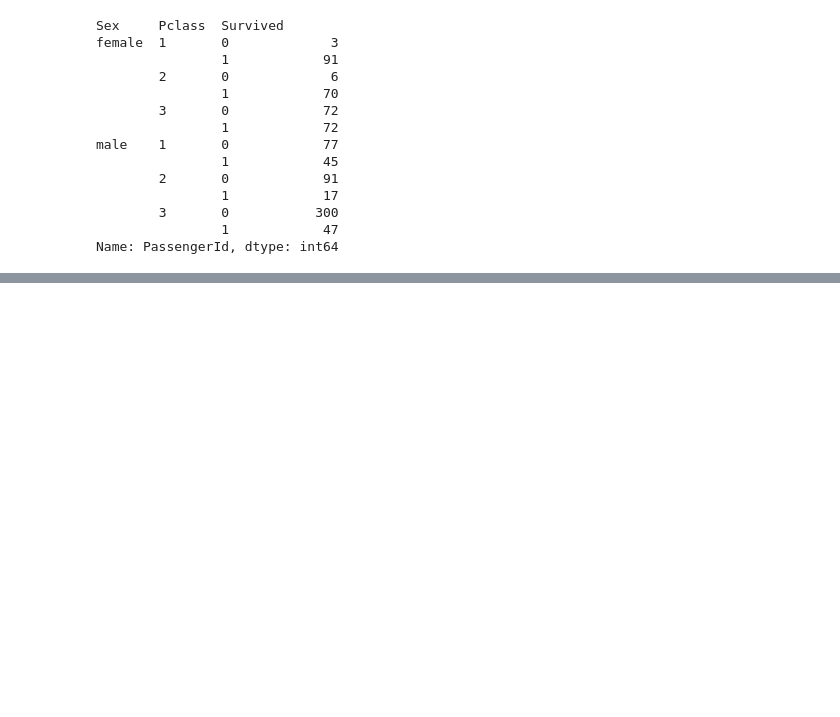
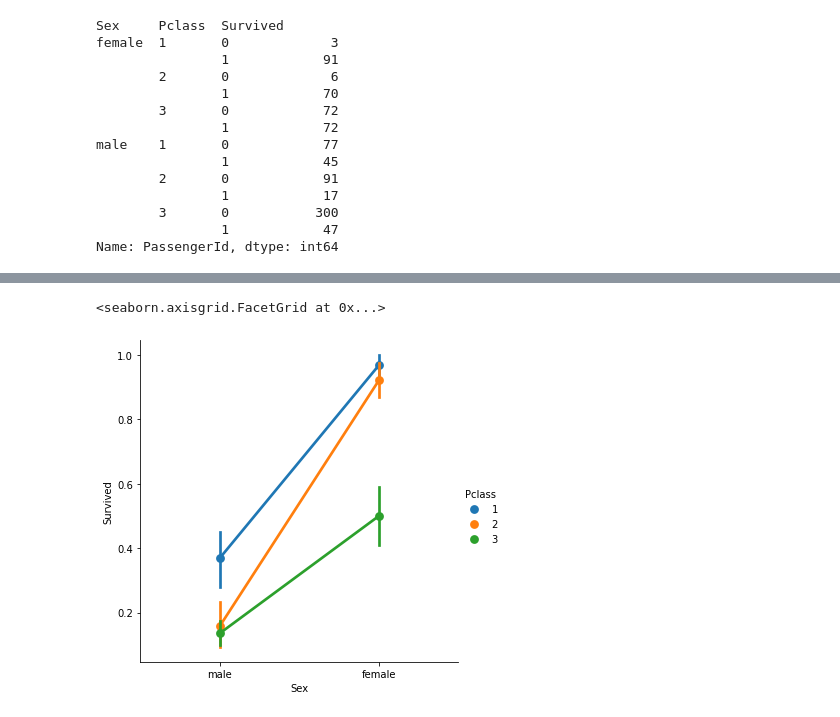
Before and after one commit to thisisharrison/titanic, a Jupyter notebook: Titanic_Practice.ipynb, the cells around one changed output, grey strips where cells are left out. Saved outputs shown, nothing was run; the diff lists cells and outputs as text; code cells hidden in the pictures; blank space fills up the shorter version.

```diff
--- a/Titanic_Practice.ipynb
+++ b/Titanic_Practice.ipynb
@@ -278,0 +377,6 @@ Name: PassengerId, dtype: int64
+# %%
+sns.factorplot(data = titanic, x = "Sex", y = "Survived", hue = "Pclass")
+# Observation: a 3rd class Female has a higher change of survival than a 1st class male
+# %% [output]
+<seaborn.axisgrid.FacetGrid at 0x...>
+[figure, added]
```
Also changed, not shown: parts of 10 cells of this notebook.
